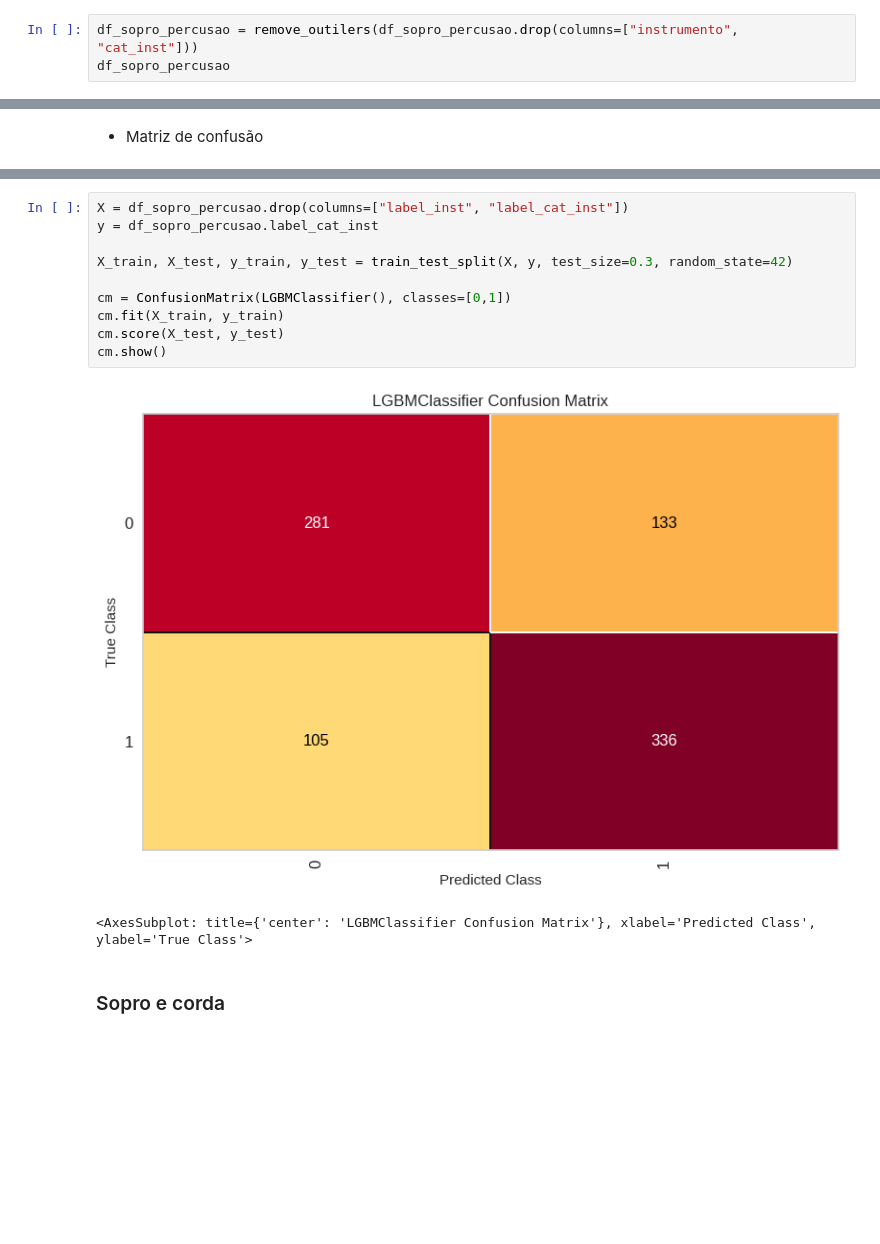
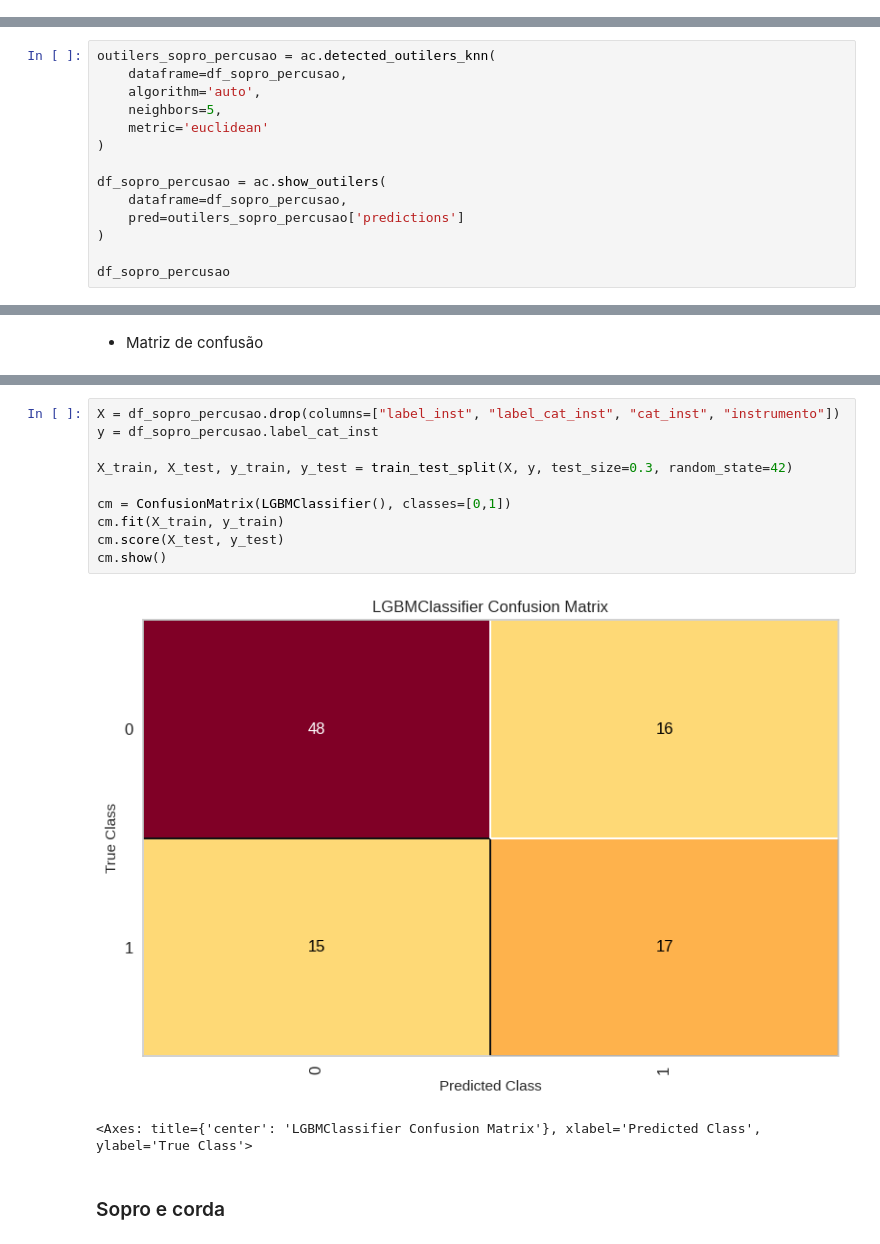
Before and after one commit to Douglas-cc/detected_instruments, a Jupyter notebook: notebooks/clf_genero_inst.ipynb, the cells around one changed output, grey strips where cells are left out. Saved outputs shown, nothing was run; the diff lists cells and outputs as text; blank space fills up the shorter version.

```diff
--- a/notebooks/clf_genero_inst.ipynb
+++ b/notebooks/clf_genero_inst.ipynb
@@ -572,3 +655,0 @@ graphic_anomalies(df_sopro_percusao.drop(columns=["instrumento", "cat_inst"]), '
-# %%
-df_sopro_percusao = remove_outilers(df_sopro_percusao.drop(columns=["instrumento", "cat_inst"]))
-df_sopro_percusao
@@ -588,0 +656,14 @@ df_sopro_percusao
+# %%
+outilers_sopro_percusao = ac.detected_outilers_knn(
+    dataframe=df_sopro_percusao,
+    algorithm='auto',
+    neighbors=5,
+    metric='euclidean'
+)
+
+df_sopro_percusao = ac.show_outilers(
+    dataframe=df_sopro_percusao,
+    pred=outilers_sopro_percusao['predictions']
+)
+
+df_sopro_percusao
@@ -632,16 +751,16 @@ print(dictionary)
 # %%
-X = df_sopro_percusao.drop(columns=["label_inst", "label_cat_inst"])
+X = df_sopro_percusao.drop(columns=["label_inst", "label_cat_inst", "cat_inst", "instrumento"])
 y = df_sopro_percusao.label_cat_inst
 
 X_train, X_test, y_train, y_test = train_test_split(X, y, test_size=0.3, random_state=42)
 
 cm = ConfusionMatrix(LGBMClassifier(), classes=[0,1])
 cm.fit(X_train, y_train)
 cm.score(X_test, y_test)
 cm.show()
 # %% [output]
-[figure, old version]
+[figure, new version]
-<AxesSubplot: title={'center': 'LGBMClassifier Confusion Matrix'}, xlabel='Predicted Class', ylabel='True Class'>
+<Axes: title={'center': 'LGBMClassifier Confusion Matrix'}, xlabel='Predicted Class', ylabel='True Class'>
 # %% [markdown]
 ### Sopro e corda
 # %%
```
Also changed, not shown: parts of 40 cells of this notebook, 31 other files.
